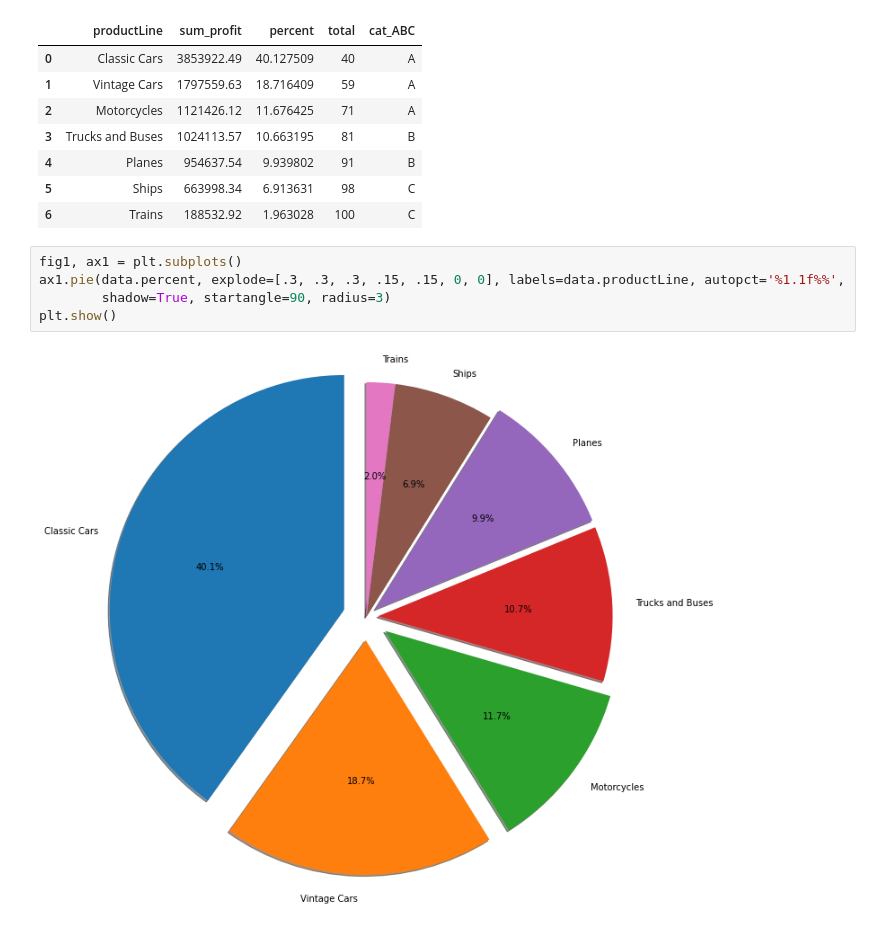
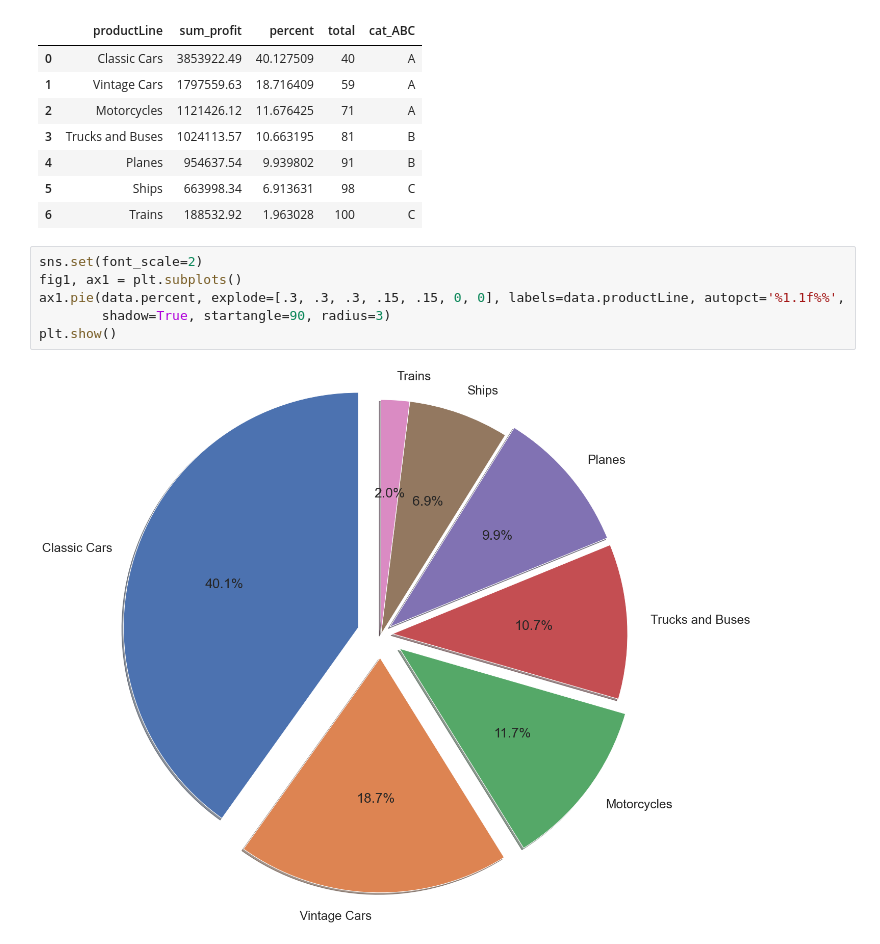
Before and after one commit to dessqa/sql_analysis, a Jupyter notebook: abc-analysis/abc-analysis.ipynb, the cells around one changed output. Saved outputs shown, nothing was run; the diff lists cells and outputs as text.

```diff
--- a/abc-analysis/abc-analysis.ipynb
+++ b/abc-analysis/abc-analysis.ipynb
@@ -17,9 +17,10 @@ data
 | 5 | Ships | 663998.34 | 6.913631 | 98 | C |
 | 6 | Trains | 188532.92 | 1.963028 | 100 | C |
 # %%
+sns.set(font_scale=2)
 fig1, ax1 = plt.subplots()
 ax1.pie(data.percent, explode=[.3, .3, .3, .15, .15, 0, 0], labels=data.productLine, autopct='%1.1f%%',
         shadow=True, startangle=90, radius=3)
 plt.show()
 # %% [output]
-[figure, old version]
+[figure, new version]
```
Also changed, not shown: 1 other file.
